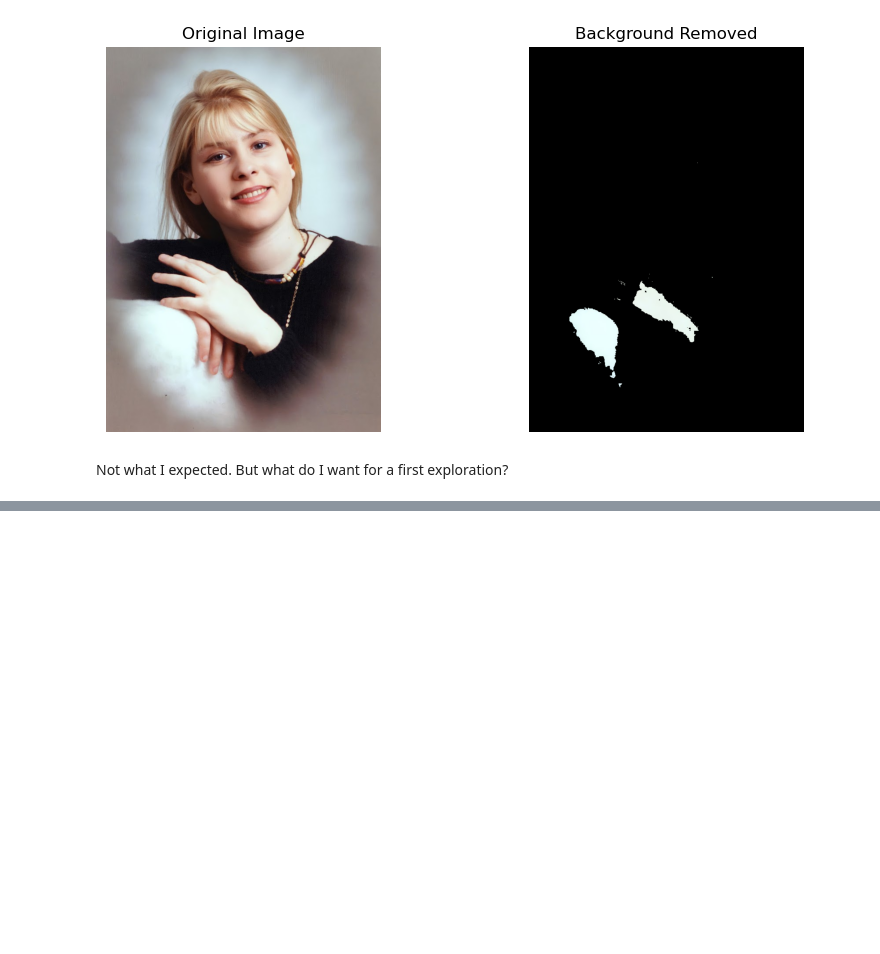
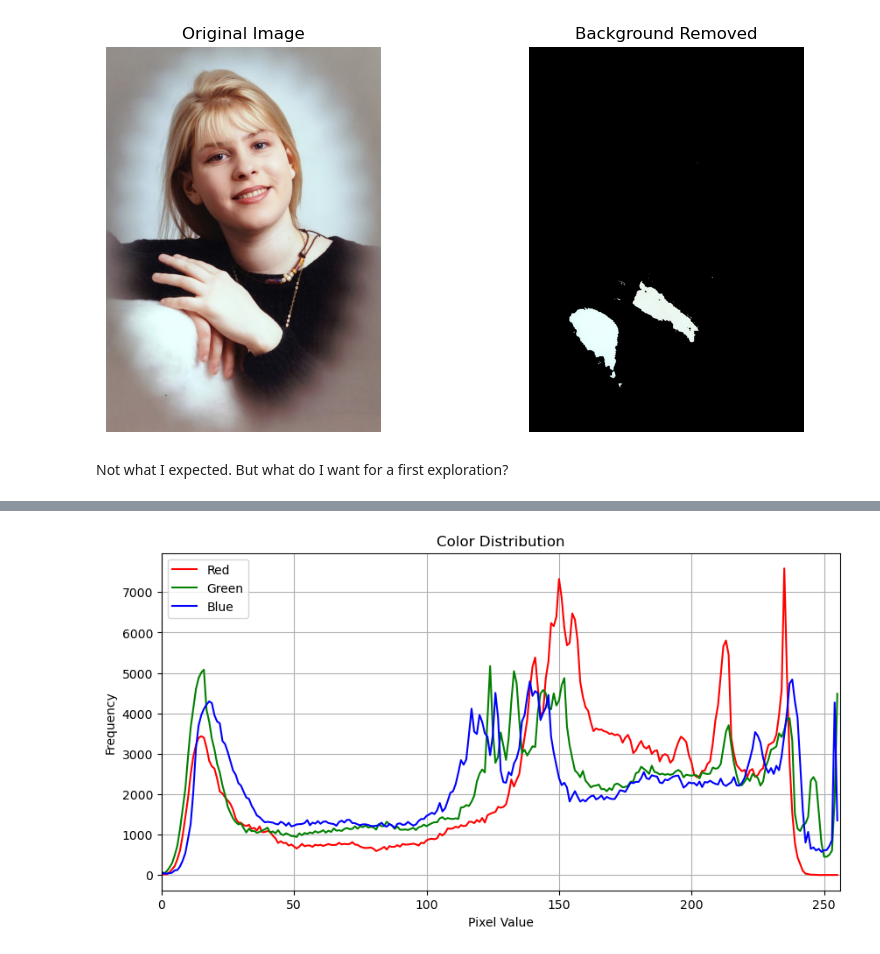
Before and after one commit to rafvrab/Experimenting_with_OpenCV, a Jupyter notebook: notebook.ipynb, the cells around one changed output, grey strips where cells are left out. Cells and saved outputs as stored; diff of their text form; code cells hidden in the pictures; blank space fills up the shorter version.

```diff
--- a/notebook.ipynb
+++ b/notebook.ipynb
@@ -99,0 +169,28 @@ Not what I expected. But what do I want for a first exploration?
+# %%
+# Read the image
+image = cv2.imread('images/RS.jpg')
+
+# Convert the image from BGR to RGB
+image_rgb = cv2.cvtColor(image, cv2.COLOR_BGR2RGB)
+
+# Split the image into its color channels
+channels = cv2.split(image_rgb)
+
+# Define colors for plotting
+colors = ('r', 'g', 'b')
+
+# Plot histograms for each color channel
+plt.figure(figsize=(10, 5))
+for channel, color in zip(channels, colors):
+    hist = cv2.calcHist([channel], [0], None, [256], [0, 256])
+    plt.plot(hist, color=color)
+    plt.xlim([0, 256])
+
+plt.title('Color Distribution')
+plt.xlabel('Pixel Value')
+plt.ylabel('Frequency')
+plt.legend(['Red', 'Green', 'Blue'])
+plt.grid(True)
+plt.show()
+# %% [output]
+[figure, added]
```
Also changed, not shown: parts of 4 cells of this notebook.
